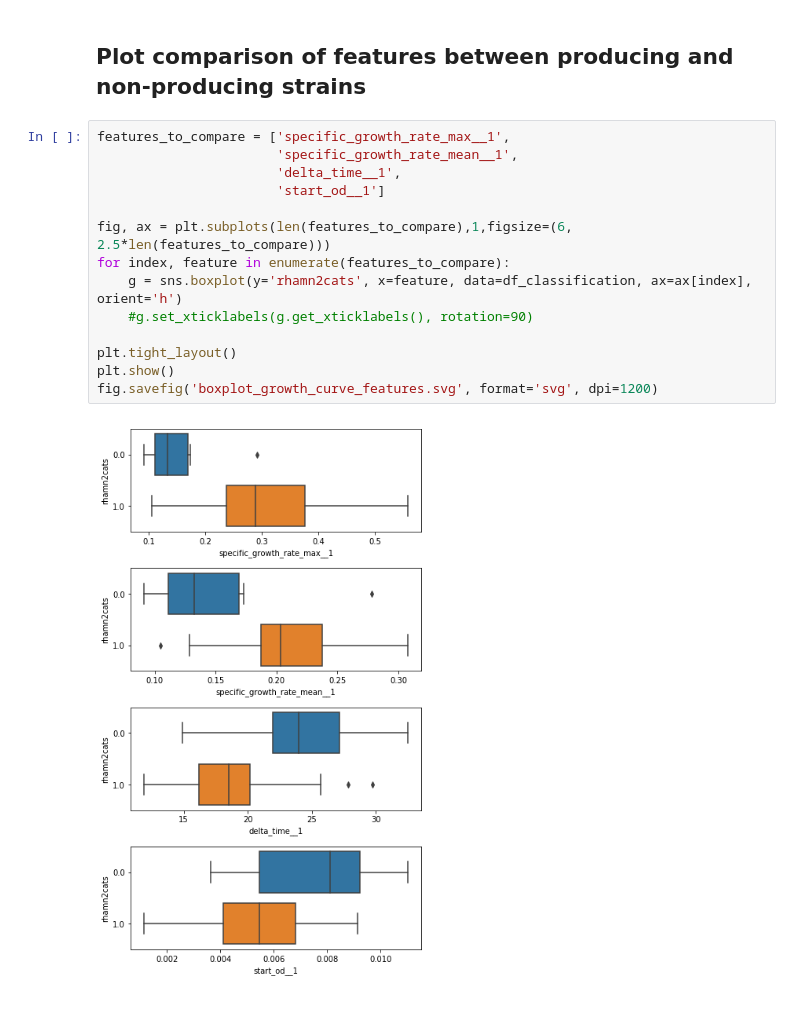
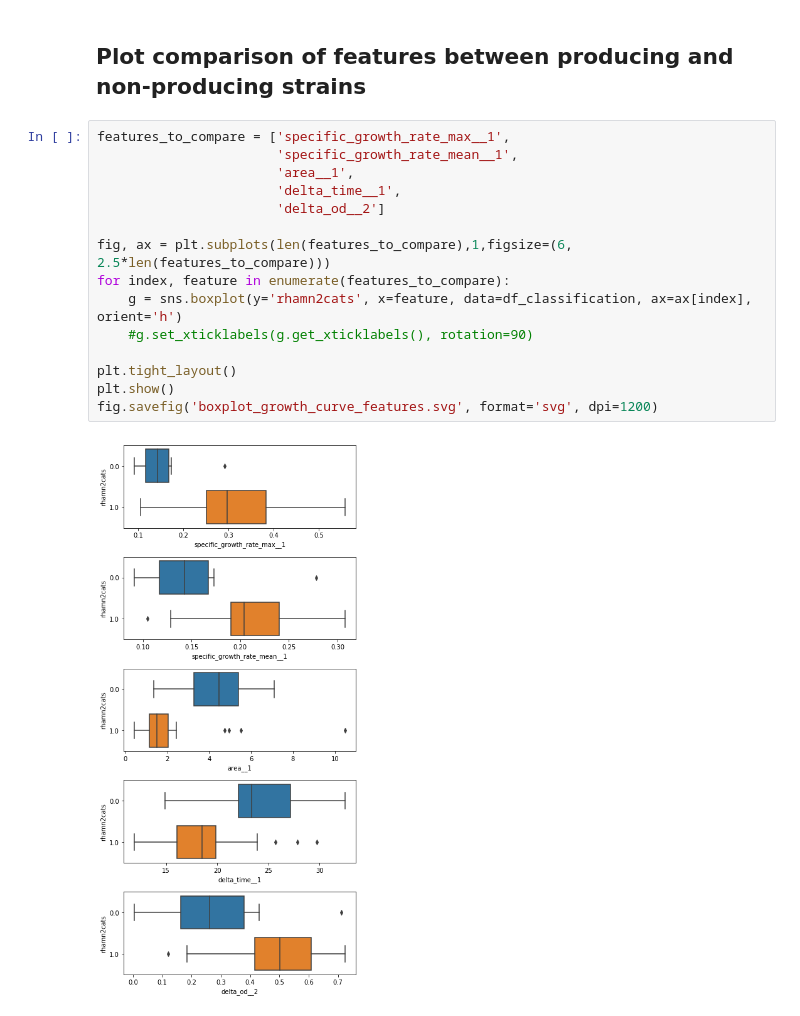
Before and after one commit to liaochen1988/Source_code_for_Pseudomonas_Metabolomics_Paper, a Jupyter notebook: nnmf/main.ipynb, the cells around one changed output. Drawn from its saved outputs; the diff is of its cells as text.

```diff
--- a/nnmf/main.ipynb
+++ b/nnmf/main.ipynb
@@ -298,16 +304,17 @@ NOT SIGNIFICANT, specific_growth_rate_max__2, p-value = 8.65e-01
 # %%
 features_to_compare = ['specific_growth_rate_max__1',
                        'specific_growth_rate_mean__1',
+                       'area__1',
                        'delta_time__1',
-                       'start_od__1']
+                       'delta_od__2']
 
 fig, ax = plt.subplots(len(features_to_compare),1,figsize=(6, 2.5*len(features_to_compare)))
 for index, feature in enumerate(features_to_compare):
     g = sns.boxplot(y='rhamn2cats', x=feature, data=df_classification, ax=ax[index], orient='h')
     #g.set_xticklabels(g.get_xticklabels(), rotation=90)
 
 plt.tight_layout()
 plt.show()
 fig.savefig('boxplot_growth_curve_features.svg', format='svg', dpi=1200)
 # %% [output]
-[figure, old version]
+[figure, new version]
```
Also changed, not shown: parts of 9 cells of this notebook, 53 other files.
